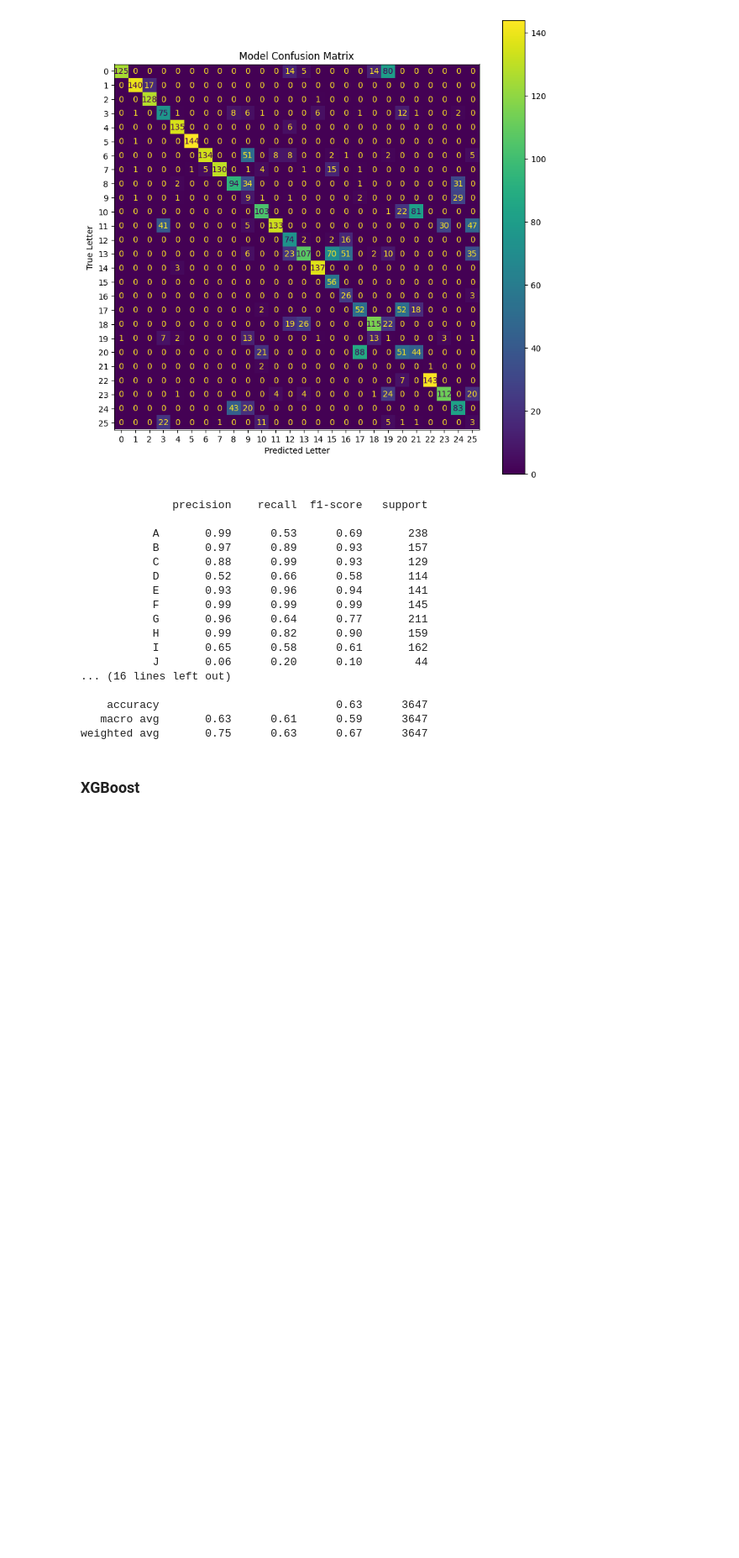
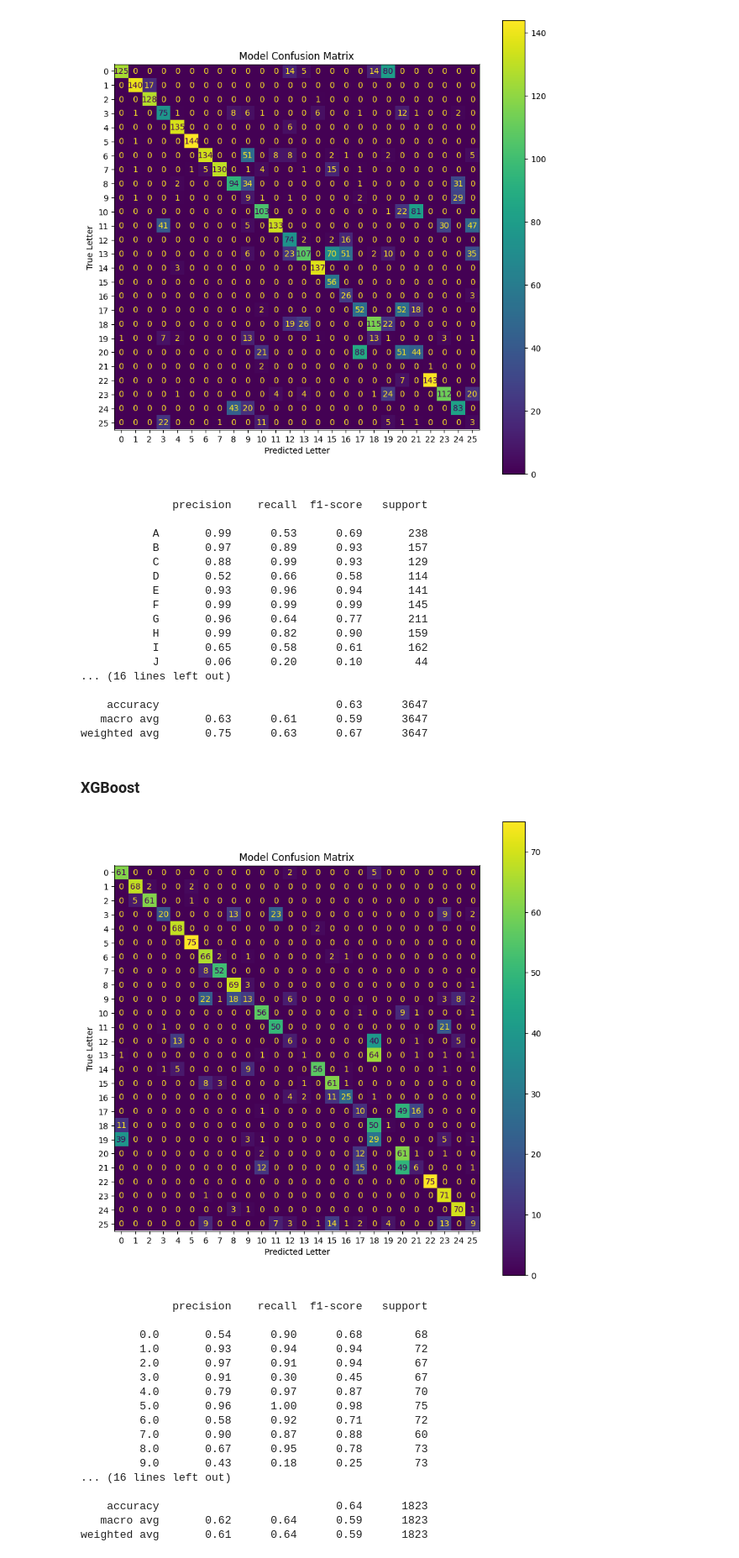
Before and after one commit to cpsnowden/swordle, a Jupyter notebook: notebooks/Summary.ipynb, the cells around one changed output. Shown at 84% size. Saved outputs shown, nothing was run; the diff lists cells and outputs as text; code cells hidden in the pictures; blank space fills up the shorter version.

Commit message:
Notebooks cleaned, XGBoost model fit and evaluate

```diff
--- a/notebooks/Summary.ipynb
+++ b/notebooks/Summary.ipynb
@@ -494,8 +504,27 @@ weighted avg       0.75      0.63      0.67      3647
 # %% [markdown]
 ### XGBoost
 # %%
-# dtest = xgb.DMatrix(X_test)
-y_pred = np.argmax(model.predict(dtest), axis=1)
+dtest = xgb.DMatrix(X_test_xg)
+y_pred = np.argmax(model_xg.predict(dtest), axis=1)
 # %%
 # evaluate model using evaluation function
-evaluate_model(y_test_enc, y_pred)
+evaluate_model(y_test_enc_xg, y_pred)
+# %% [output]
+[figure, added]
+              precision    recall  f1-score   support
+
+         0.0       0.54      0.90      0.68        68
+         1.0       0.93      0.94      0.94        72
+         2.0       0.97      0.91      0.94        67
+         3.0       0.91      0.30      0.45        67
+         4.0       0.79      0.97      0.87        70
+         5.0       0.96      1.00      0.98        75
+         6.0       0.58      0.92      0.71        72
+         7.0       0.90      0.87      0.88        60
+         8.0       0.67      0.95      0.78        73
+         9.0       0.43      0.18      0.25        73
+... (16 lines left out)
+
+    accuracy                           0.64      1823
+   macro avg       0.62      0.64      0.59      1823
+weighted avg       0.61      0.64      0.59      1823
```
Also changed, not shown: parts of 2 cells of this notebook, 1 other file.
